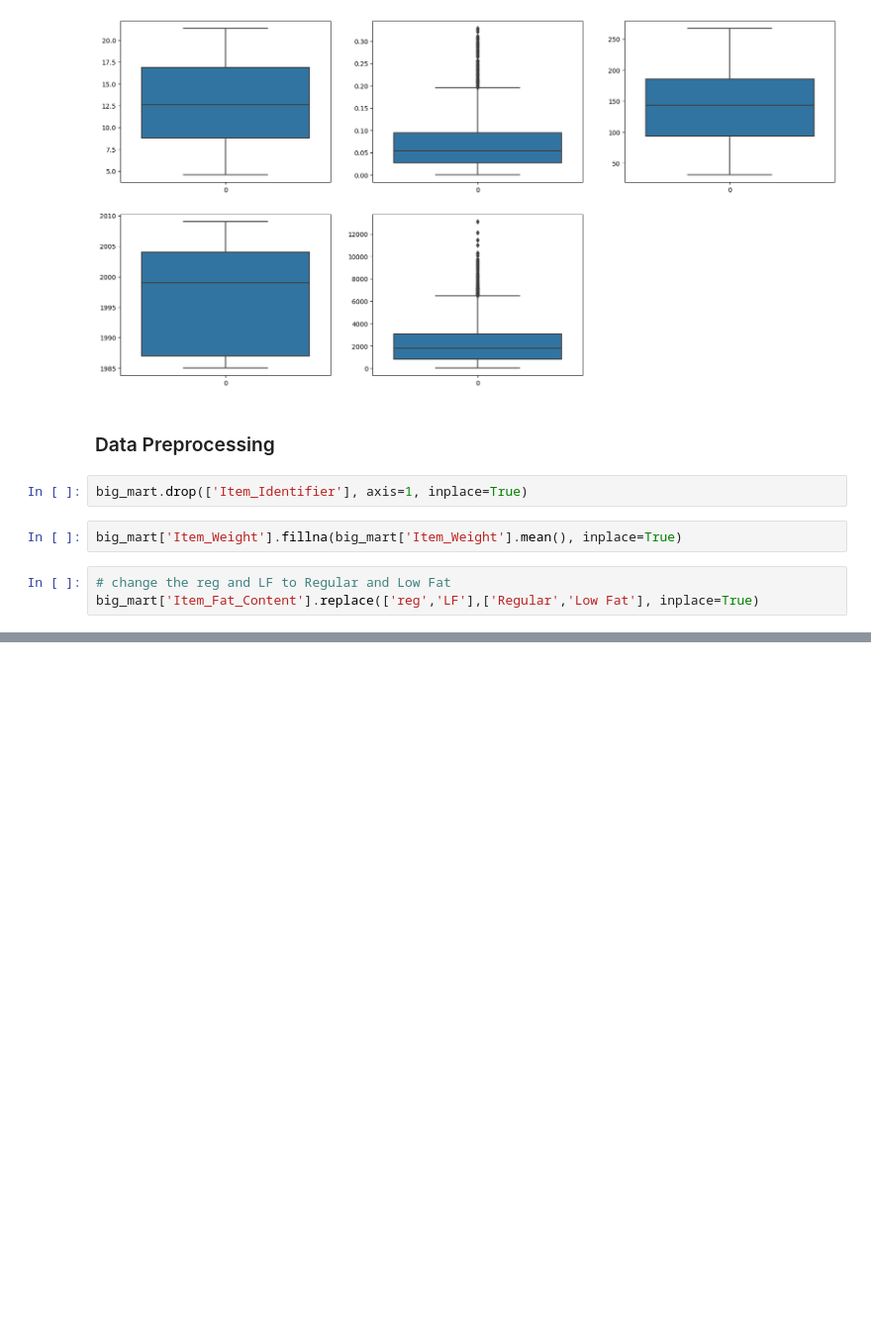
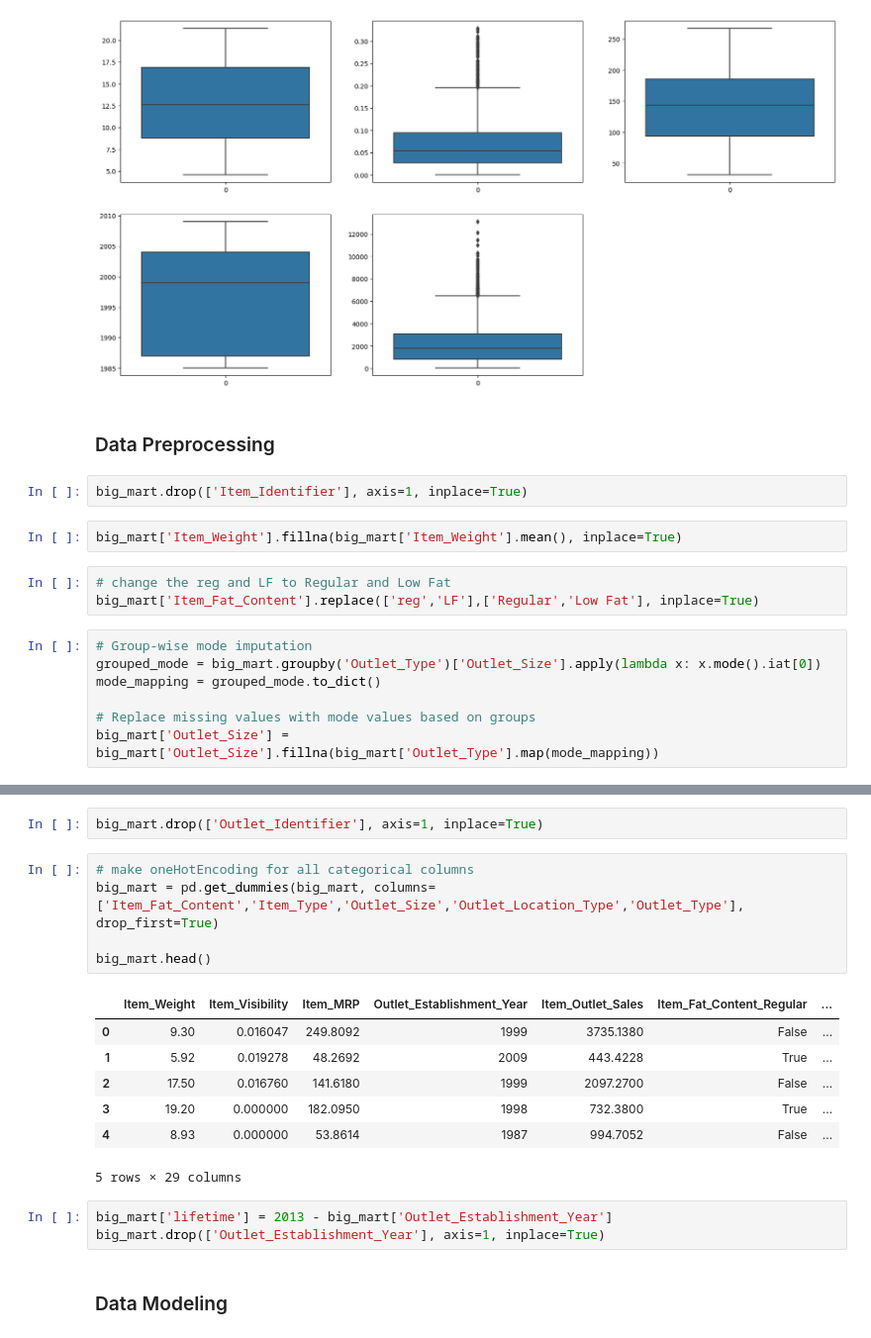
Before and after one commit to ziadasal/BigMart-Sales-Prediction, a Jupyter notebook: BigMart_sales_prediction.ipynb, the cells around one changed output, grey strips where cells are left out. Shown at 99% size. Drawn from its saved outputs; the diff is of its cells as text; blank space fills up the shorter version.

Commit message:
Finish modeling

```diff
--- a/BigMart_sales_prediction.ipynb
+++ b/BigMart_sales_prediction.ipynb
@@ -162,3 +161,10 @@ big_mart['Item_Weight'].fillna(big_mart['Item_Weight'].mean(), inplace=True)
 # %%
 # change the reg and LF to Regular and Low Fat
 big_mart['Item_Fat_Content'].replace(['reg','LF'],['Regular','Low Fat'], inplace=True)
+# %%
+# Group-wise mode imputation
+grouped_mode = big_mart.groupby('Outlet_Type')['Outlet_Size'].apply(lambda x: x.mode().iat[0])
+mode_mapping = grouped_mode.to_dict()
+
+# Replace missing values with mode values based on groups
+big_mart['Outlet_Size'] = big_mart['Outlet_Size'].fillna(big_mart['Outlet_Type'].map(mode_mapping))
@@ -164,0 +209,20 @@ big_mart['Item_Fat_Content'].replace(['reg','LF'],['Regular','Low Fat'], inplace
+# %%
+big_mart.drop(['Outlet_Identifier'], axis=1, inplace=True)
+# %%
+# make oneHotEncoding for all categorical columns
+big_mart = pd.get_dummies(big_mart, columns=['Item_Fat_Content','Item_Type','Outlet_Size','Outlet_Location_Type','Outlet_Type'], drop_first=True)
+
+big_mart.head()
+# %% [output]
+|  | Item_Weight | Item_Visibility | Item_MRP | Outlet_Establishment_Year | Item_Outlet_Sales | Item_Fat_Content_Regular | ... |
+| 0 | 9.30 | 0.016047 | 249.8092 | 1999 | 3735.1380 | False | ... |
+| 1 | 5.92 | 0.019278 | 48.2692 | 2009 | 443.4228 | True | ... |
+| 2 | 17.50 | 0.016760 | 141.6180 | 1999 | 2097.2700 | False | ... |
+| 3 | 19.20 | 0.000000 | 182.0950 | 1998 | 732.3800 | True | ... |
+| 4 | 8.93 | 0.000000 | 53.8614 | 1987 | 994.7052 | False | ... |
+5 rows × 29 columns
+# %%
+big_mart['lifetime'] = 2013 - big_mart['Outlet_Establishment_Year']
+big_mart.drop(['Outlet_Establishment_Year'], axis=1, inplace=True)
+# %% [markdown]
+### Data Modeling
```
Also changed, not shown: parts of 12 cells of this notebook, 1 other file.
